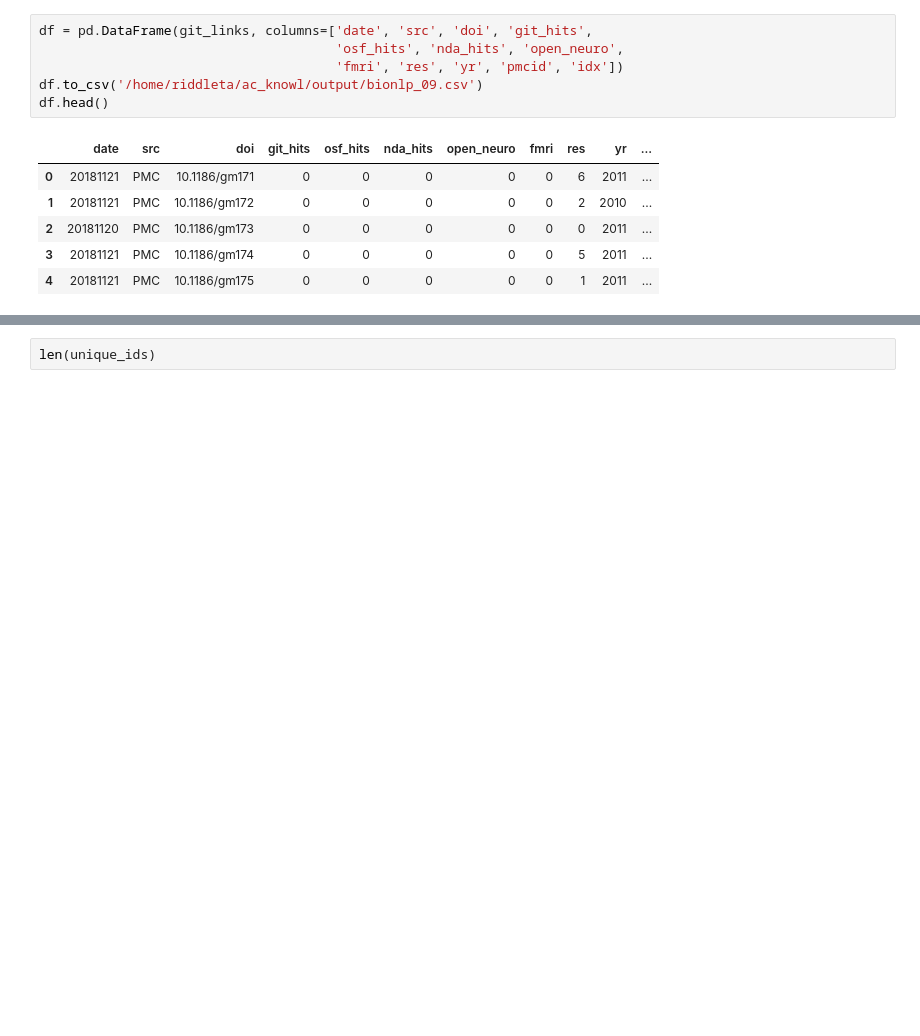
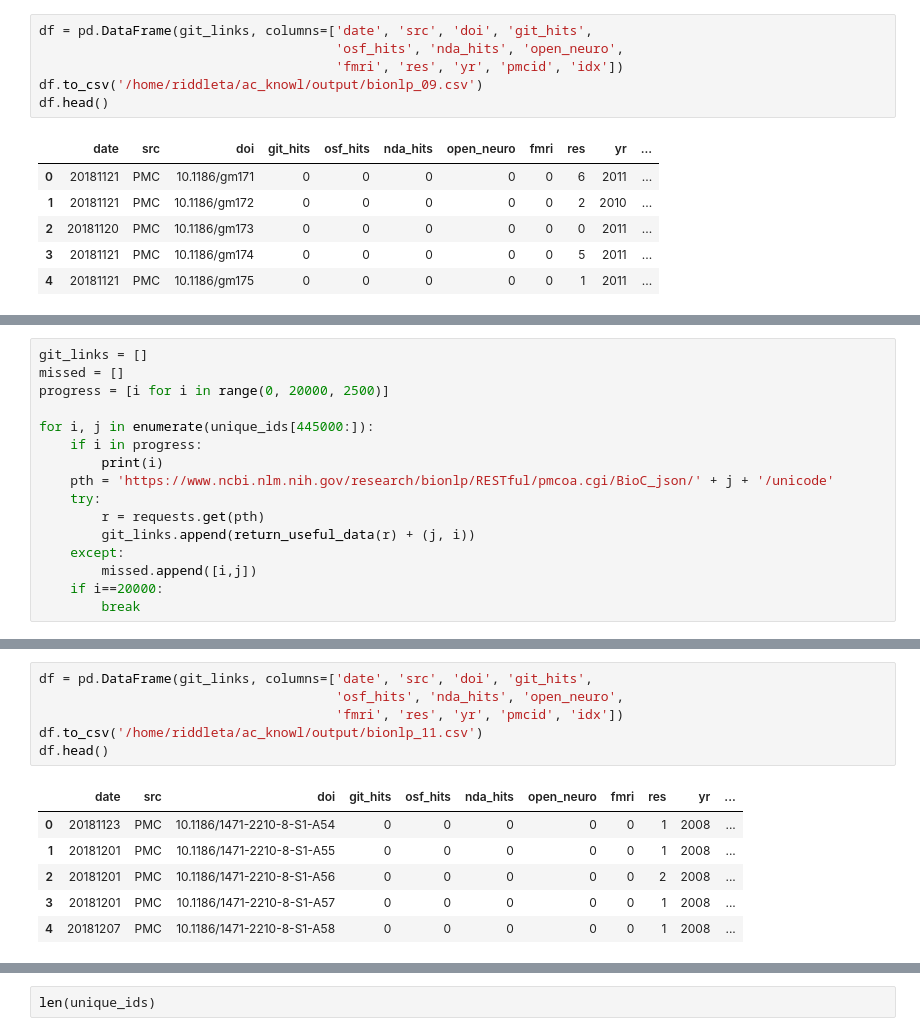
Before and after one commit to riddlet/ac_knowl, a Jupyter notebook: testing_sparql.ipynb, the cells around one changed output, grey strips where cells are left out. Cells and saved outputs as stored; diff of their text form; blank space fills up the shorter version.

```diff
--- a/testing_sparql.ipynb
+++ b/testing_sparql.ipynb
@@ -679,0 +725,16 @@ missed
+# %%
+git_links = []
+missed = []
+progress = [i for i in range(0, 20000, 2500)]
+
+for i, j in enumerate(unique_ids[445000:]):
+    if i in progress:
+        print(i)
+    pth = 'https://www.ncbi.nlm.nih.gov/research/bionlp/RESTful/pmcoa.cgi/BioC_json/' + j + '/unicode'
+    try:
+        r = requests.get(pth)
+        git_links.append(return_useful_data(r) + (j, i))
+    except:
+        missed.append([i,j])
+    if i==20000:
+        break
@@ -679,0 +750,13 @@ missed
+# %%
+df = pd.DataFrame(git_links, columns=['date', 'src', 'doi', 'git_hits',
+                                      'osf_hits', 'nda_hits', 'open_neuro',
+                                      'fmri', 'res', 'yr', 'pmcid', 'idx'])
+df.to_csv('/home/riddleta/ac_knowl/output/bionlp_11.csv')
+df.head()
+# %% [output]
+|  | date | src | doi | git_hits | osf_hits | nda_hits | open_neuro | fmri | res | yr | ... |
+| 0 | 20181123 | PMC | 10.1186/1471-2210-8-S1-A54 | 0 | 0 | 0 | 0 | 0 | 1 | 2008 | ... |
+| 1 | 20181201 | PMC | 10.1186/1471-2210-8-S1-A55 | 0 | 0 | 0 | 0 | 0 | 1 | 2008 | ... |
+| 2 | 20181201 | PMC | 10.1186/1471-2210-8-S1-A56 | 0 | 0 | 0 | 0 | 0 | 2 | 2008 | ... |
+| 3 | 20181201 | PMC | 10.1186/1471-2210-8-S1-A57 | 0 | 0 | 0 | 0 | 0 | 1 | 2008 | ... |
+| 4 | 20181207 | PMC | 10.1186/1471-2210-8-S1-A58 | 0 | 0 | 0 | 0 | 0 | 1 | 2008 | ... |
```
Also changed, not shown: parts of 17 cells of this notebook.
